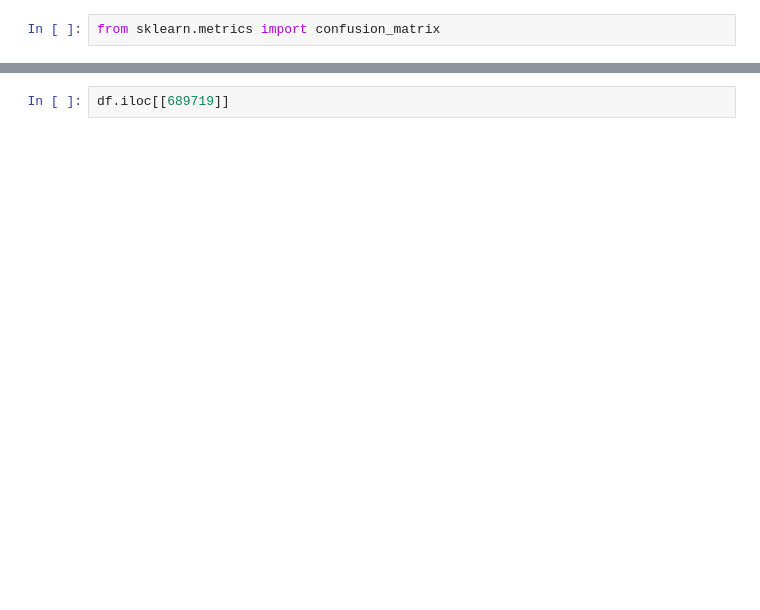
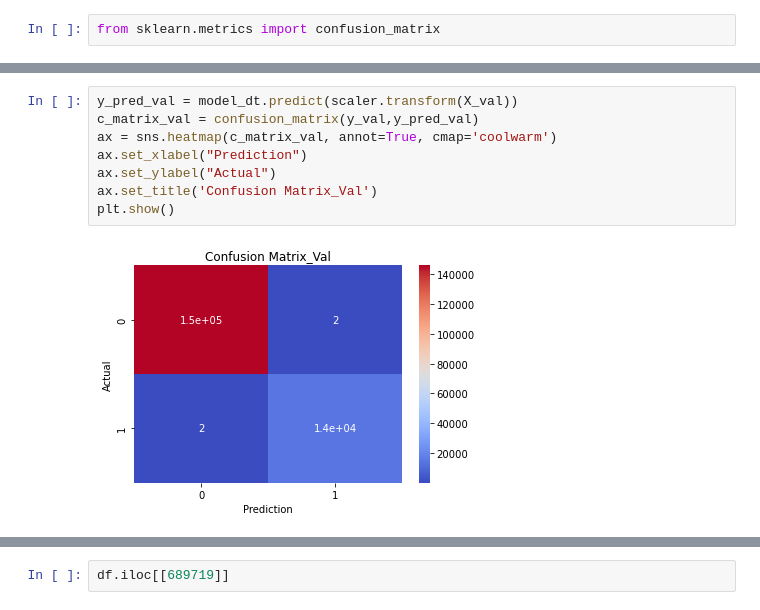
Before and after one commit to Drosophobe/Credit_Card_Fraud_Detector, a Jupyter notebook: sources/Credit_Car_Fraud_Model_generator.ipynb, the cells around one changed output, grey strips where cells are left out. Cells and saved outputs as stored; diff of their text form; blank space fills up the shorter version.

```diff
--- a/sources/Credit_Car_Fraud_Model_generator.ipynb
+++ b/sources/Credit_Car_Fraud_Model_generator.ipynb
@@ -176,3 +199,13 @@ plt.show()
+# %%
+y_pred_val = model_dt.predict(scaler.transform(X_val))
+c_matrix_val = confusion_matrix(y_val,y_pred_val)
+ax = sns.heatmap(c_matrix_val, annot=True, cmap='coolwarm')
+ax.set_xlabel("Prediction")
+ax.set_ylabel("Actual")
+ax.set_title('Confusion Matrix_Val')
+plt.show()
+# %% [output]
+[figure, added]
 # %%
 y_test[y_test==1]
 # %% [output]
```
Also changed, not shown: parts of 24 cells of this notebook.
